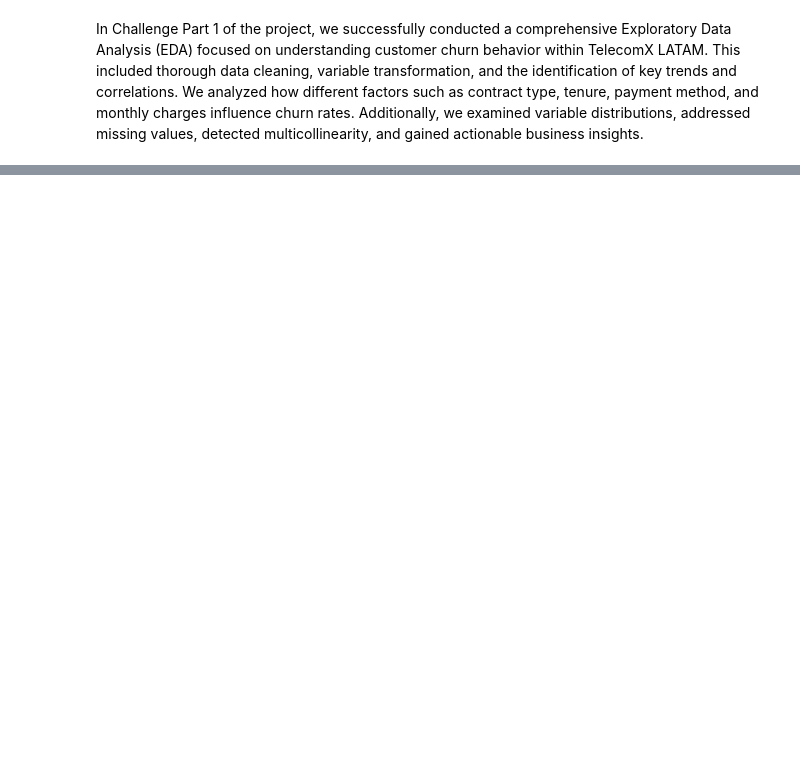
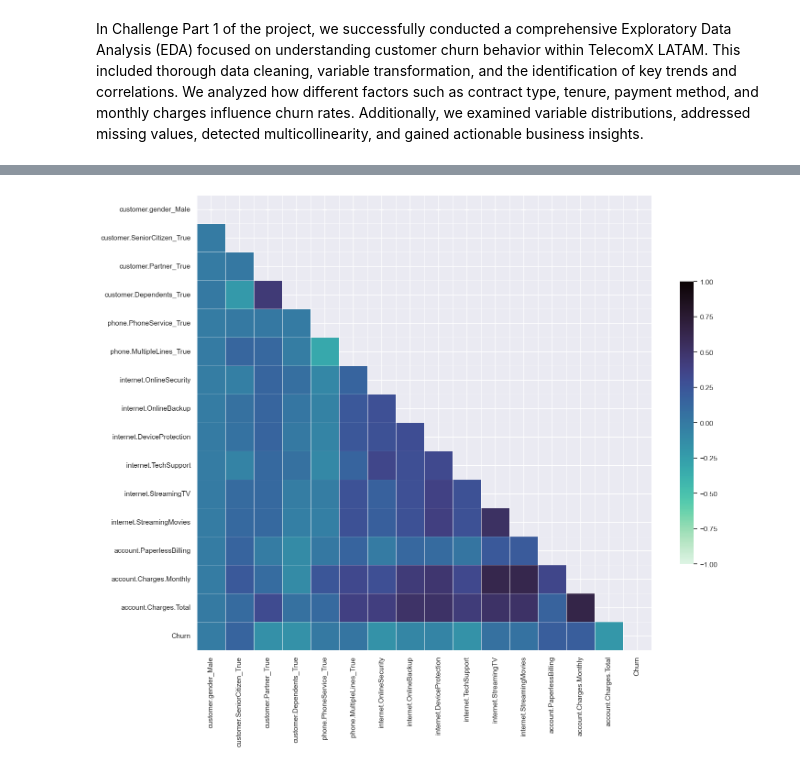
Before and after one commit to sebastian172gm/Challenge-One, a Jupyter notebook: challenge-TelecomX_Latampart2/TelecomX_LATAMpart2.ipynb, the cells around one changed output, grey strips where cells are left out. Drawn from its saved outputs; the diff is of its cells as text; code cells hidden in the pictures; blank space fills up the shorter version.

```diff
--- a/challenge-TelecomX_Latampart2/TelecomX_LATAMpart2.ipynb
+++ b/challenge-TelecomX_Latampart2/TelecomX_LATAMpart2.ipynb
@@ -184,0 +339,3 @@ In Challenge Part 1 of the project, we successfully conducted a comprehensive Ex
+# %%
+
+scaler_total = StandardScaler()
@@ -184,0 +390,9 @@ In Challenge Part 1 of the project, we successfully conducted a comprehensive Ex
+# %%
+cols_to_drop = [
+    'log_Tenure', 'sqrt_Tenure', 'Z_Tenure',
+    'log_Monthly', 'sqrt_Monthly', 'Z_Monthly',
+    'log_Total', 'sqrt_Total', 'Z_Total'
+]
+
+# Eliminar columnas si existen
+dffinal.drop(columns=[col for col in cols_to_drop if col in dffinal.columns], inplace=True)
@@ -184,0 +452,5 @@ In Challenge Part 1 of the project, we successfully conducted a comprehensive Ex
+# %%
+
+# Calcular la matriz de correlación
+corr = dffinal[numeric_cols].corr()
+numeric_cols
@@ -184,0 +482,20 @@ In Challenge Part 1 of the project, we successfully conducted a comprehensive Ex
+# %%
+mascara = np.triu(np.ones_like(corr, dtype=bool))
+
+# Graficar heatmap
+plt.figure(figsize=(16,16))
+sns.heatmap(
+    np.round(corr, 3),   # redondear a 3 decimales
+    mask=mascara,        # <-- aquí usas la máscara
+    vmax=1, vmin=-1,
+    center=0,
+    square=True,
+    linewidths=.5,
+    annot=True,          # anotar los números
+    fmt=".2f",           # formato de los números
+    cbar_kws={"shrink": .5},
+    cmap='mako_r'
+)
+plt.show()
+# %% [output]
+[figure, added]
```
Also changed, not shown: parts of 40 cells of this notebook.
